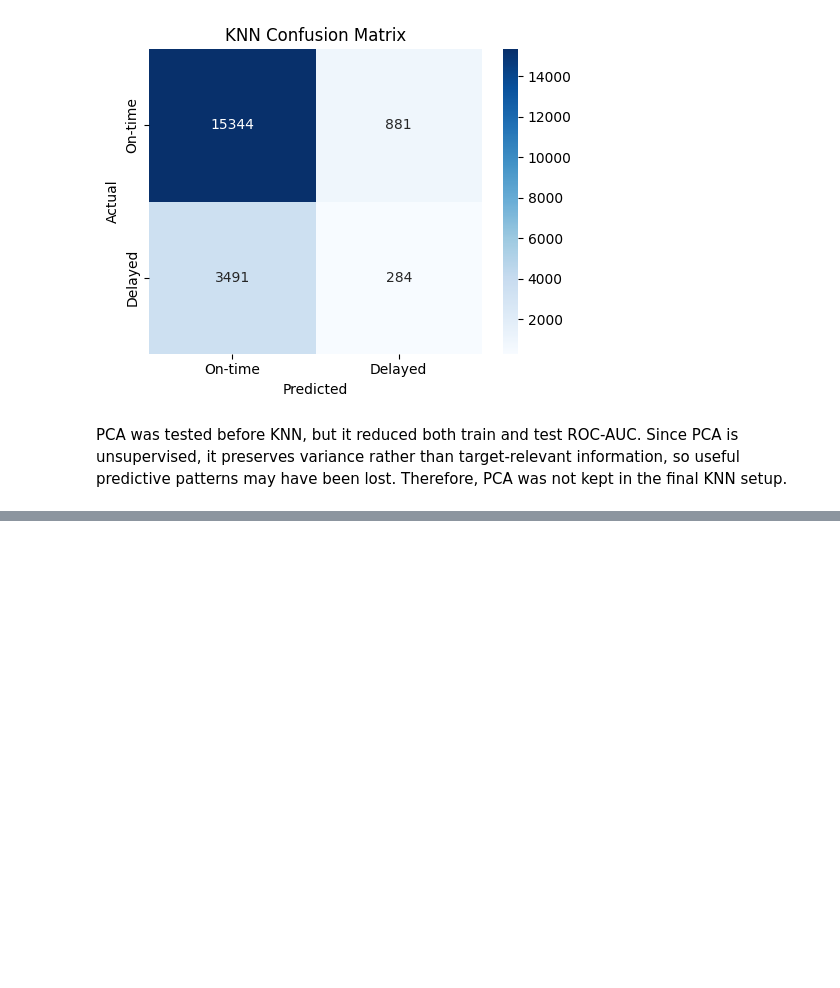
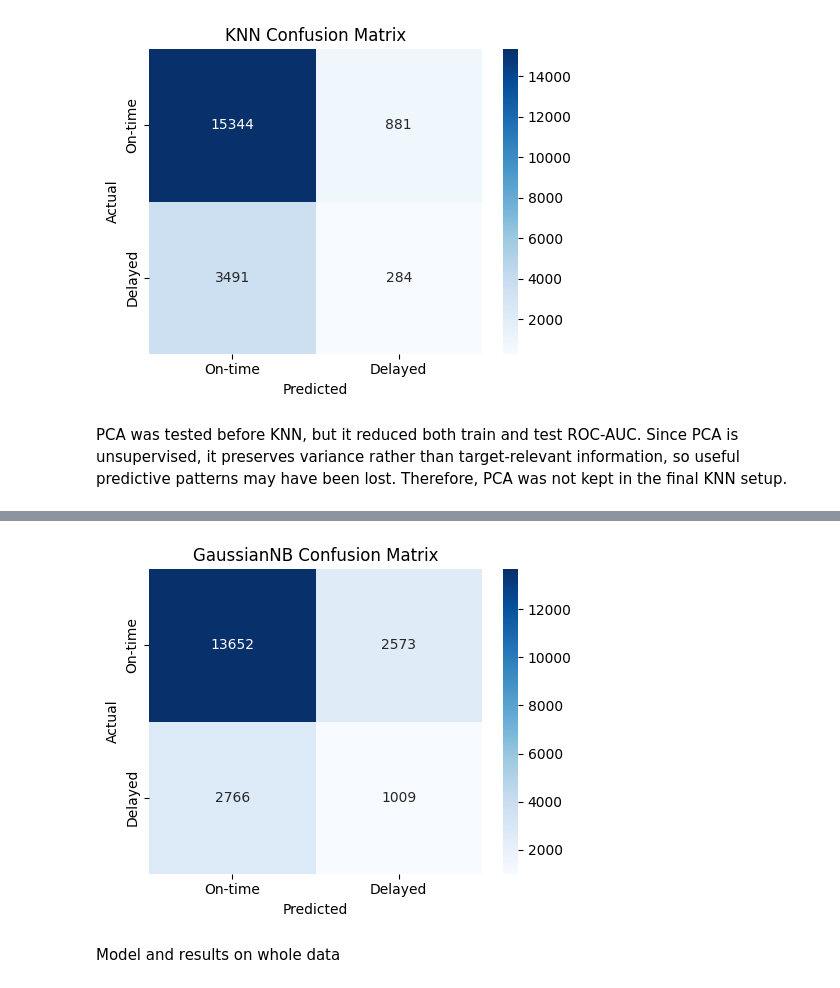
Before and after one commit to AlinaYakubova/ml-flight-felay-prediction, a Jupyter notebook: flight_delay_prediction.ipynb, the cells around one changed output, grey strips where cells are left out. Saved outputs shown, nothing was run; the diff lists cells and outputs as text; code cells hidden in the pictures; blank space fills up the shorter version.

```diff
--- a/flight_delay_prediction.ipynb
+++ b/flight_delay_prediction.ipynb
@@ -1213,0 +1413,2 @@ PCA was tested before KNN, but it reduced both train and test ROC-AUC. Since PCA
+# %%
+y_gnb_pred = gnb_pipeline.predict(X_test_gnb_sample)
@@ -1213,0 +1453,18 @@ PCA was tested before KNN, but it reduced both train and test ROC-AUC. Since PCA
+# %%
+cm = confusion_matrix(y_test_gnb_sample, y_gnb_pred)
+# %%
+plt.figure(figsize=(5, 4))
+sns.heatmap(
+    cm, annot=True, fmt="d", cmap="Blues",
+    xticklabels=["On-time", "Delayed"],
+    yticklabels=["On-time", "Delayed"],
+)
+plt.xlabel("Predicted")
+plt.ylabel("Actual")
+plt.title("GaussianNB Confusion Matrix")
+plt.tight_layout()
+plt.show()
+# %% [output]
+[figure, added]
+# %% [markdown]
+Model and results on whole data
```
Also changed, not shown: parts of 51 cells of this notebook.
